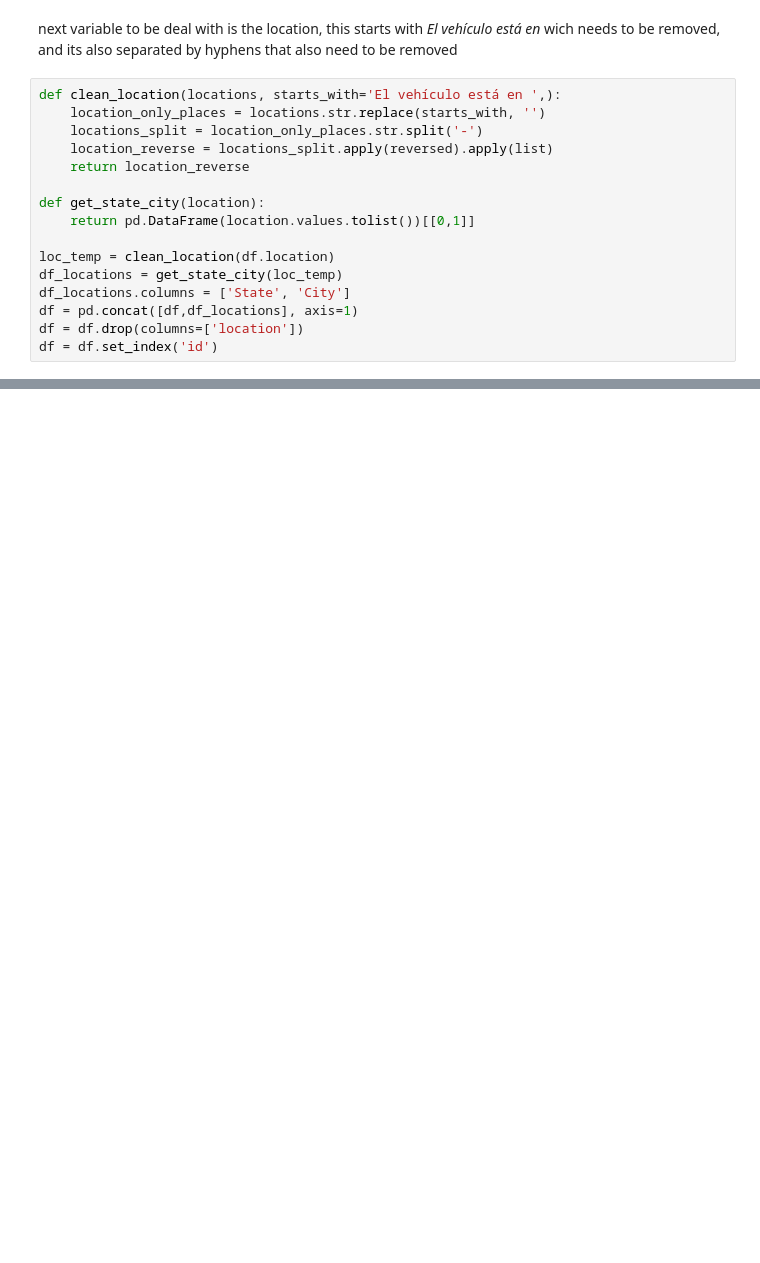
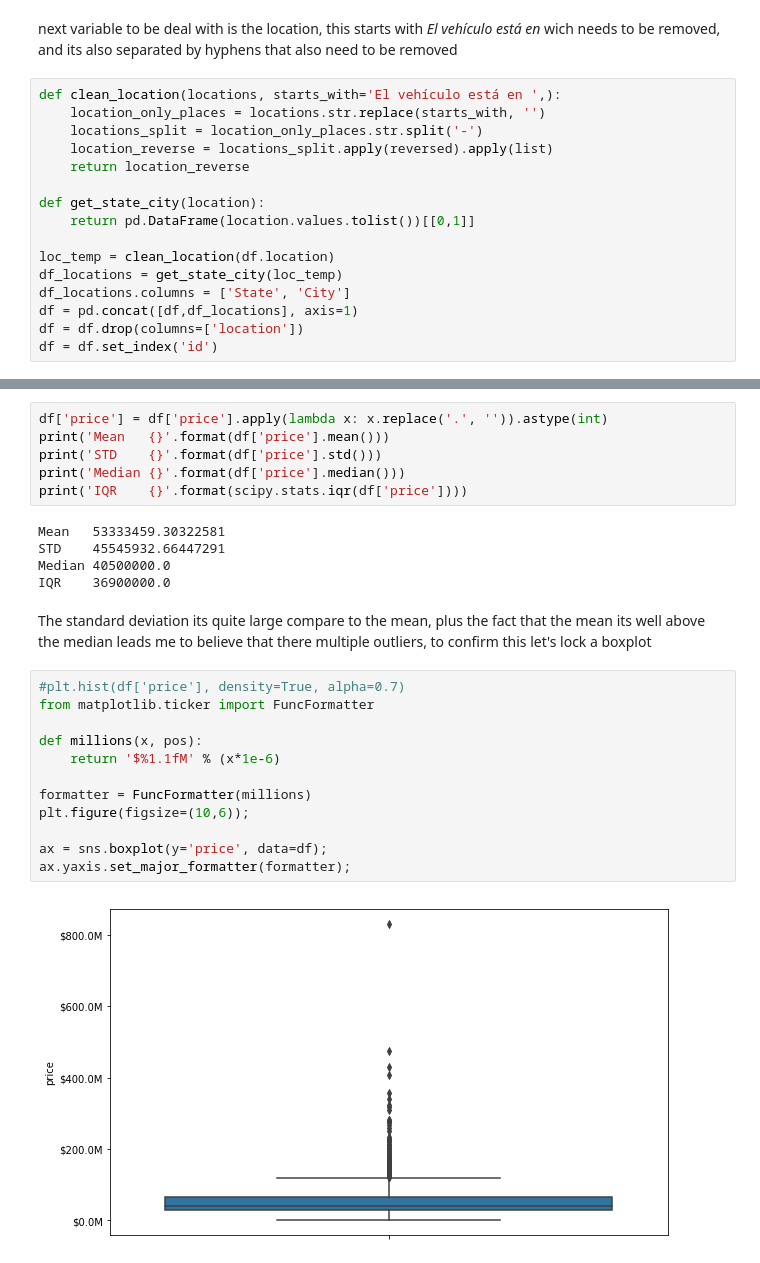
Before and after one commit to richardmon/car-prediction, a Jupyter notebook: Features.ipynb, the cells around one changed output, grey strips where cells are left out. Cells and saved outputs as stored; diff of their text form; blank space fills up the shorter version.

```diff
--- a/Features.ipynb
+++ b/Features.ipynb
@@ -100,0 +118,27 @@ df = df.set_index('id')
+# %%
+df['price'] = df['price'].apply(lambda x: x.replace('.', '')).astype(int)
+print('Mean   {}'.format(df['price'].mean()))
+print('STD    {}'.format(df['price'].std()))
+print('Median {}'.format(df['price'].median()))
+print('IQR    {}'.format(scipy.stats.iqr(df['price'])))
+# %% [output]
+Mean   53333459.30322581
+STD    45545932.66447291
+Median 40500000.0
+IQR    36900000.0
+# %% [markdown]
+The standard deviation its quite large compare to the mean, plus the fact that the mean its well above the median leads me to believe that there multiple outliers, to confirm this let's lock a boxplot
+# %%
+#plt.hist(df['price'], density=True, alpha=0.7)
+from matplotlib.ticker import FuncFormatter
+
+def millions(x, pos):
+    return '$%1.1fM' % (x*1e-6)
+
+formatter = FuncFormatter(millions)
+plt.figure(figsize=(10,6));
+
+ax = sns.boxplot(y='price', data=df);
+ax.yaxis.set_major_formatter(formatter);
+# %% [output]
+[figure, added]
```
Also changed, not shown: parts of 26 cells of this notebook, 1 other file.
